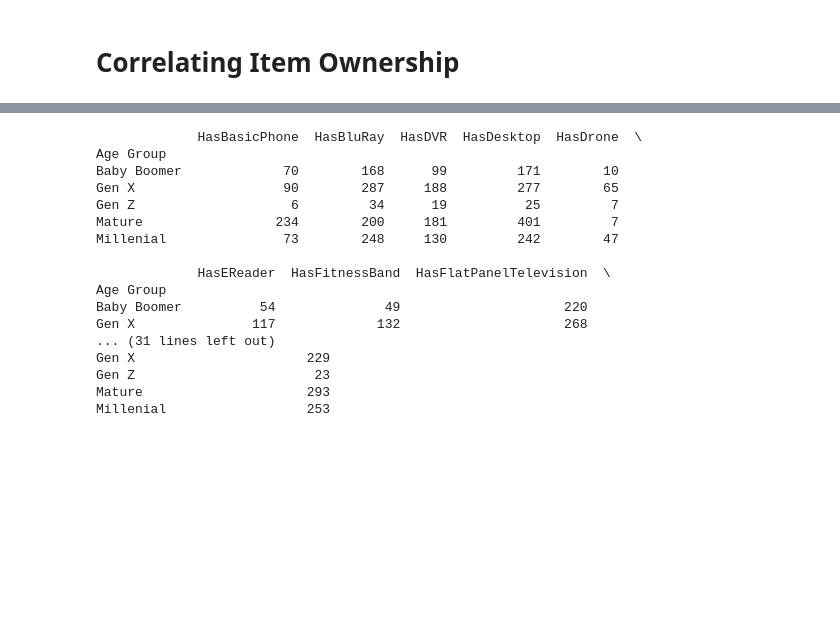
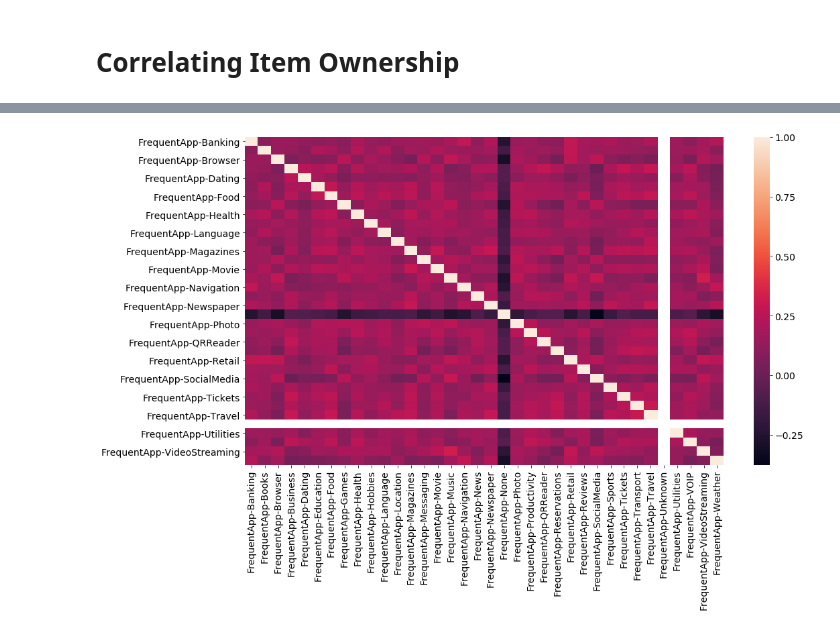
Before and after one commit to rohit-agrawal10/datascience, a Jupyter notebook: Questions1-22.ipynb, the cells around one changed output, grey strips where cells are left out. Drawn from its saved outputs; the diff is of its cells as text; code cells hidden in the pictures; blank space fills up the shorter version.

```diff
--- a/Questions1-22.ipynb
+++ b/Questions1-22.ipynb
@@ -118,3 +118,35 @@ plt.show()
+# %%
+# somewhat interesting. there are subtle bands in the graph, which indicates if you use one type of app youre more likely
+# to use certain other types (magazines), and the opposite is true in some cases (Social Media)
+
+frequentApps1 = np.intersect1d(FrequentApps, df1.columns)
+frequentApps2 = np.intersect1d(FrequentApps, df2.columns)
+frequentApps3 = np.intersect1d(FrequentApps, df3.columns)
+
+FrApps1 = df1[frequentApps1]
+FrApps2 = df2[frequentApps2]
+FrApps3 = df3[frequentApps3]
+
+FrApps1.dropna(how='any')
+FrApps2.dropna(how='any')
+FrApps3.dropna(how='any')
+
+# corr = FrApps1.corr()
+# plt.clf()
+# sns.heatmap(corr)
+# plt.show()
+
+# corr = FrApps2.corr()
+# plt.clf()
+# sns.heatmap(corr)
+# plt.show()
+
+corr = FrApps3.corr()
+plt.clf()
+sns.heatmap(corr)
+plt.show()
+# %% [output]
+[figure, added]
 # %%
 def Group_Age (row, ranges):
     if(row['Age'] <= ranges[0]):
@@ -134,11 +171,4 @@ df3['Age Group'] = df3.apply(lambda row: Group_Age(row, [15.0, 28.0, 45.0, 64.0]
 # %%
-maxSample = 2000
-hasItems1 = np.intersect1d(HasItems, df1.columns)
-hasItems2 = np.intersect1d(HasItems, df2.columns)
-hasItems3 = np.intersect1d(HasItems, df3.columns)
-
-
-
 AgeGroups = ['Gen Z', 'Millenial', 'Gen X', 'Baby Boomer', 'Mature']
 
 totalRep1 = df1['Age Group'][0:maxSample].value_counts().reset_index()
@@ -148,27 +178,6 @@ totalRep3 = df3['Age Group'][0:maxSample].value_counts().reset_index()
 hasItems_2009 = df1[0:maxSample].groupby('Age Group')[hasItems1].sum()
 hasItems_2010 = df2[0:maxSample].groupby('Age Group')[hasItems2].sum()
 hasItems_2011 = df3[0:maxSample].groupby('Age Group')[hasItems3].sum()
-
-
-print(hasItems_2011)
-# %% [output]
-             HasBasicPhone  HasBluRay  HasDVR  HasDesktop  HasDrone  \
-Age Group
-Baby Boomer             70        168      99         171        10
-Gen X                   90        287     188         277        65
-Gen Z                    6         34      19          25         7
-Mature                 234        200     181         401         7
-Millenial               73        248     130         242        47
-
-             HasEReader  HasFitnessBand  HasFlatPanelTelevision  \
-Age Group
-Baby Boomer          54              49                     220
-Gen X               117             132                     268
-... (31 lines left out)
-Gen X                      229
-Gen Z                       23
-Mature                     293
-Millenial                  253
 # %%
 fig, ax = plt.subplots()
 index = np.arange(len(hasItems1))
```
Also changed, not shown: parts of 13 cells of this notebook.
